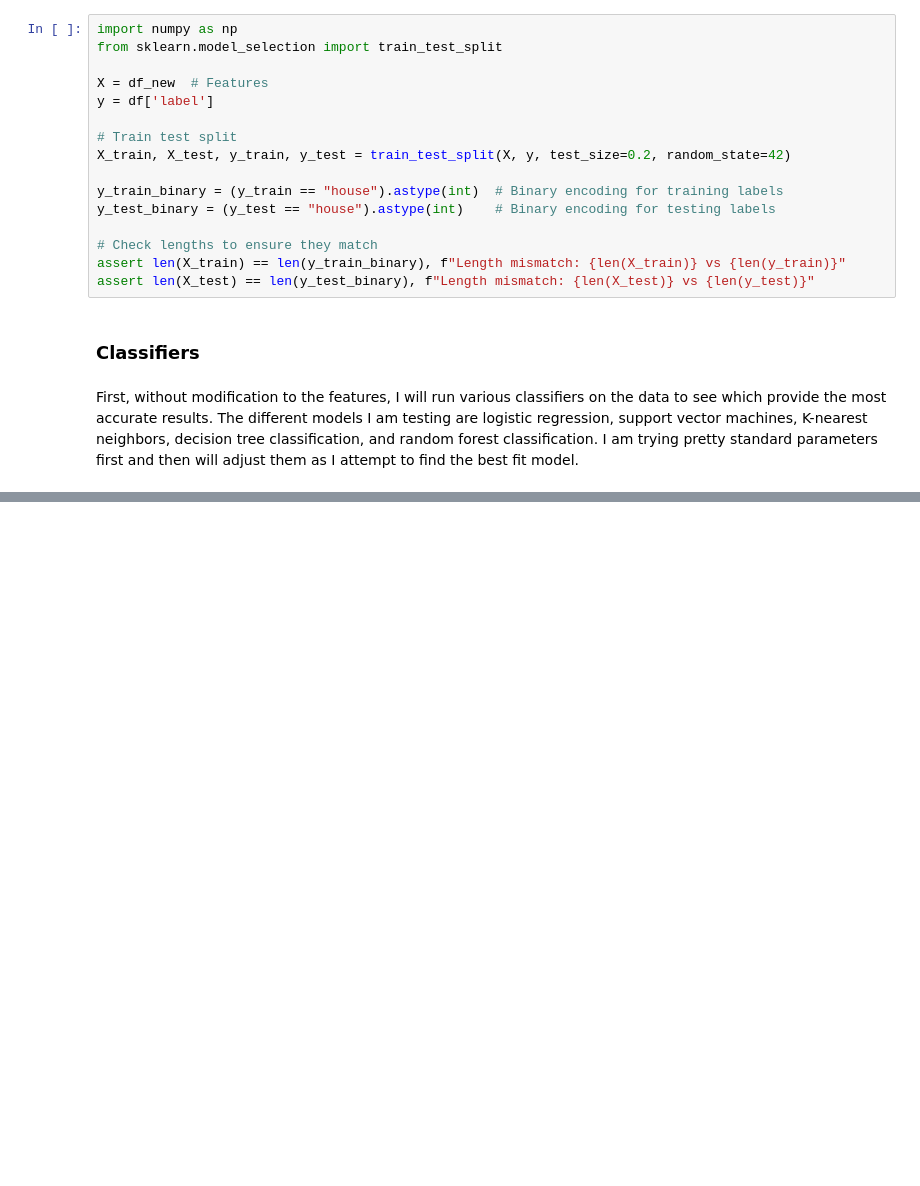
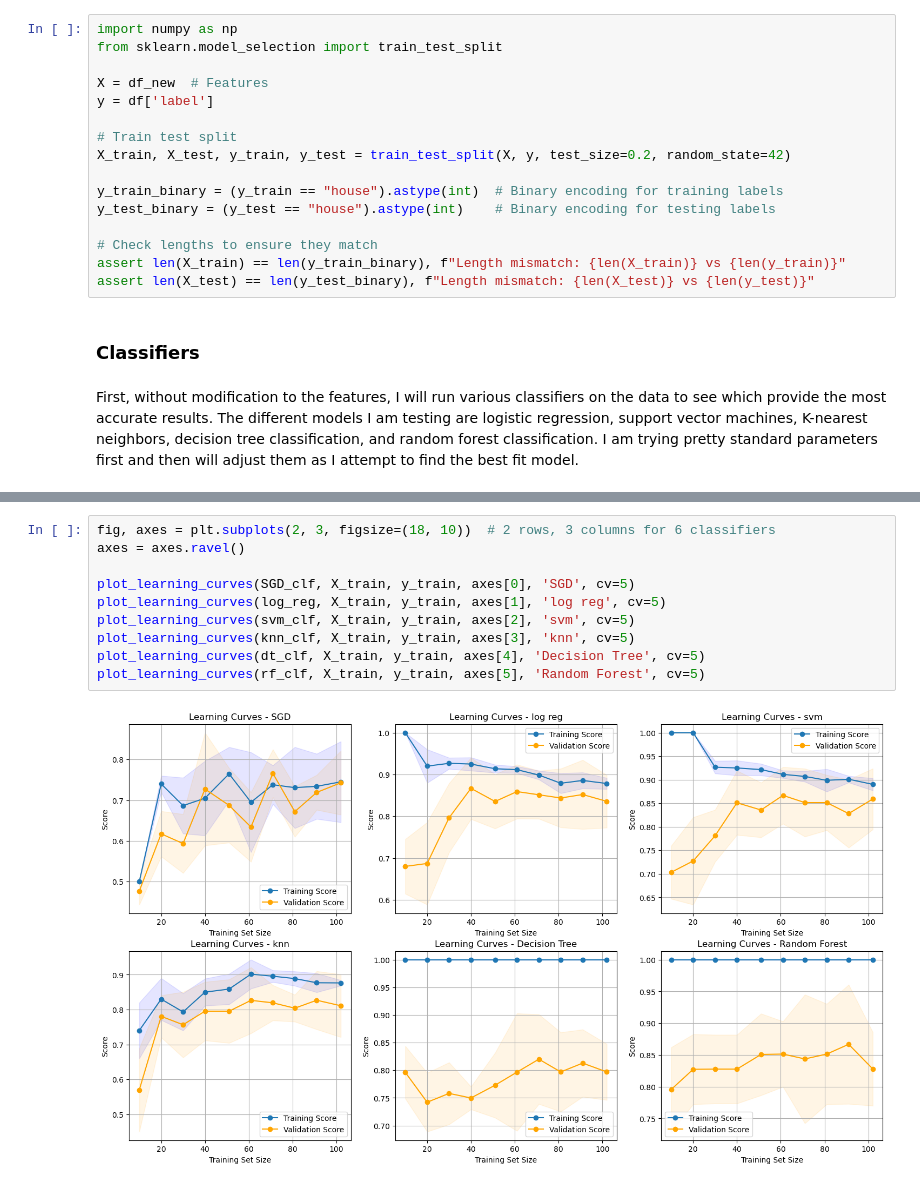
Before and after one commit to kunathmi/cmse492_project, a Jupyter notebook: notebooks/03_model_training.ipynb, the cells around one changed output, grey strips where cells are left out. Drawn from its saved outputs; the diff is of its cells as text; blank space fills up the shorter version.

```diff
--- a/notebooks/03_model_training.ipynb
+++ b/notebooks/03_model_training.ipynb
@@ -102,0 +203,12 @@ y_pred_rf = rf_clf.predict(X_test)
+# %%
+fig, axes = plt.subplots(2, 3, figsize=(18, 10))  # 2 rows, 3 columns for 6 classifiers
+axes = axes.ravel()
+
+plot_learning_curves(SGD_clf, X_train, y_train, axes[0], 'SGD', cv=5)
+plot_learning_curves(log_reg, X_train, y_train, axes[1], 'log reg', cv=5)
+plot_learning_curves(svm_clf, X_train, y_train, axes[2], 'svm', cv=5)
+plot_learning_curves(knn_clf, X_train, y_train, axes[3], 'knn', cv=5)
+plot_learning_curves(dt_clf, X_train, y_train, axes[4], 'Decision Tree', cv=5)
+plot_learning_curves(rf_clf, X_train, y_train, axes[5], 'Random Forest', cv=5)
+# %% [output]
+[figure, added]
```
Also changed, not shown: parts of 10 cells of this notebook, 3 other files.
